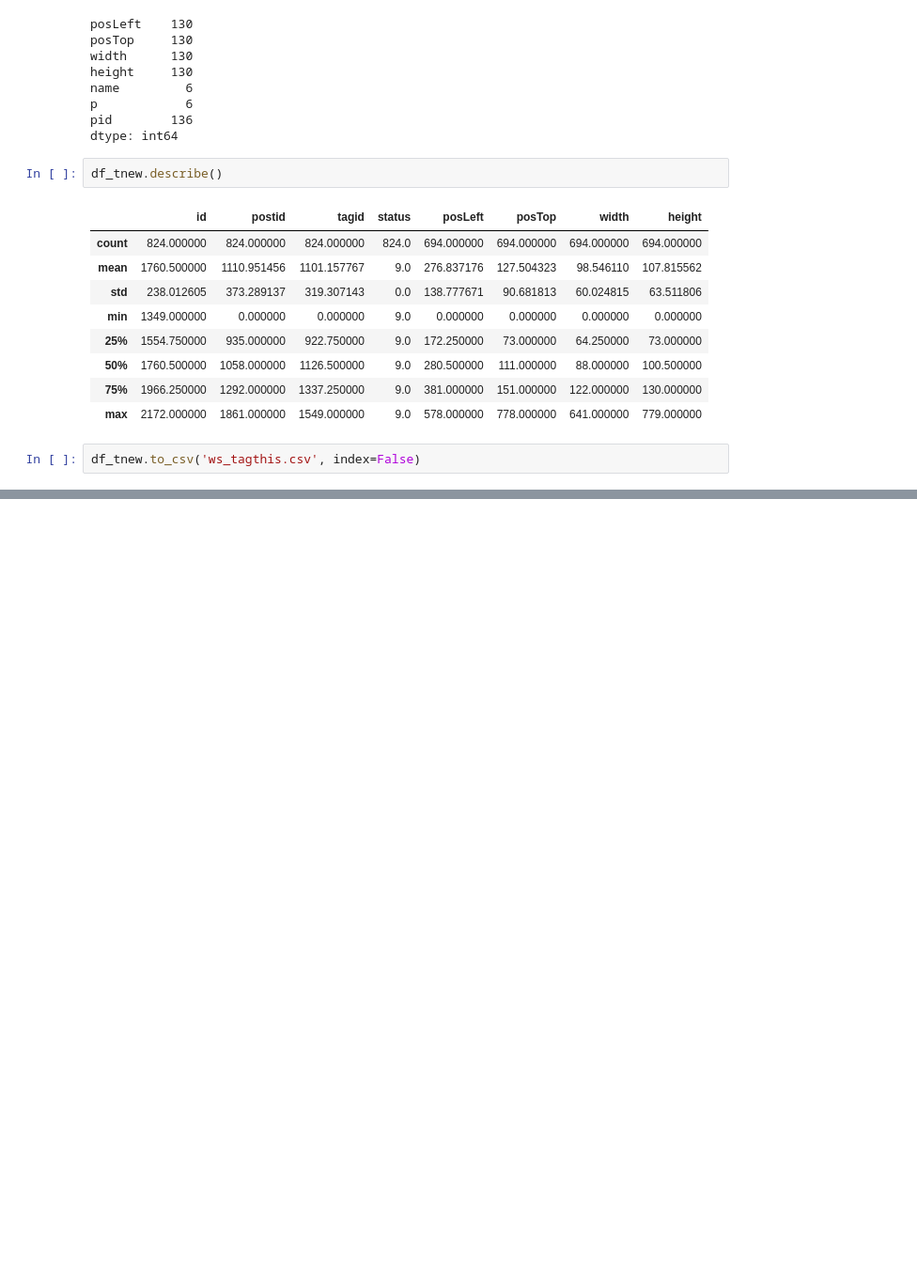
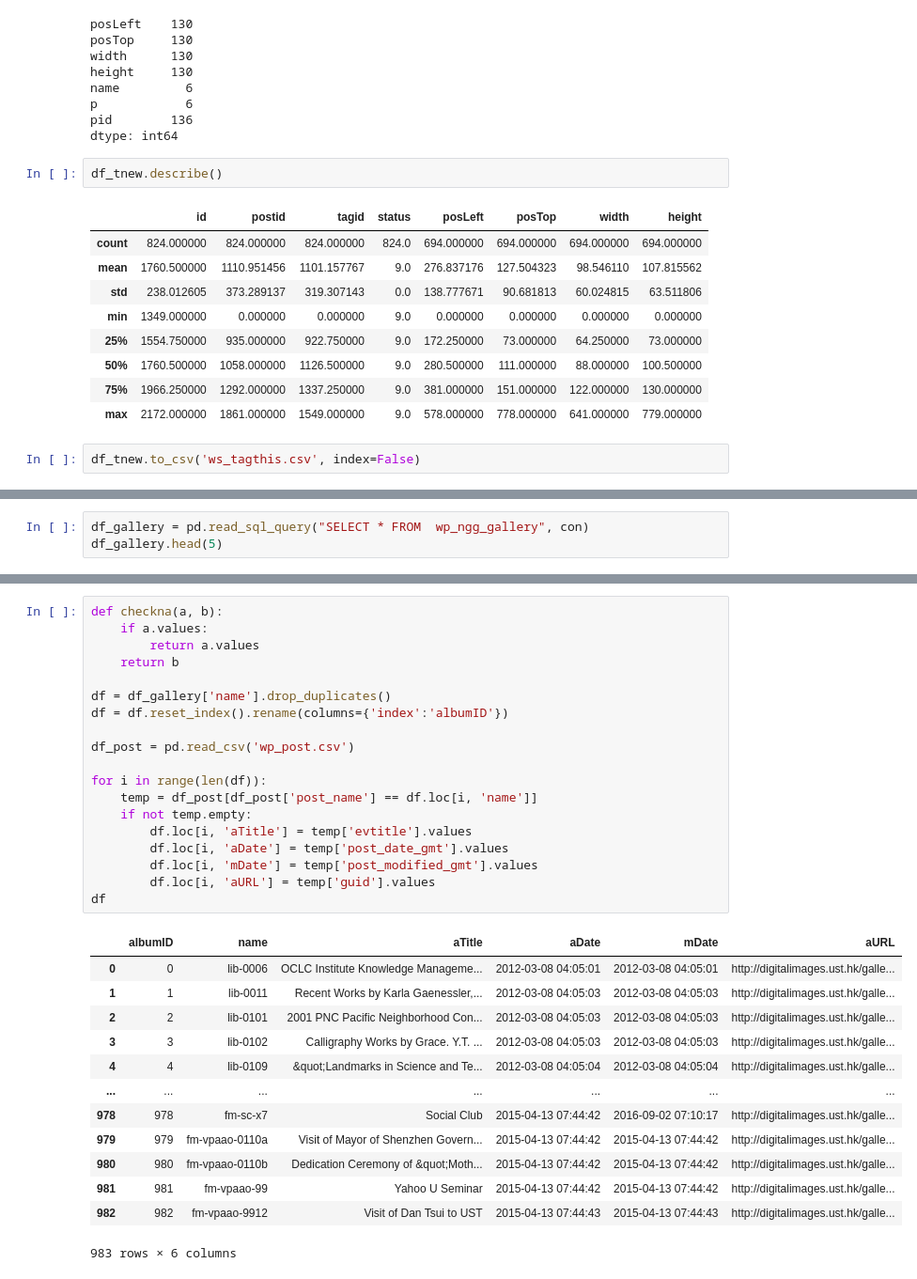
Before and after one commit to Jacklau1216/data-cleaning, a Jupyter notebook: data_cleaning.ipynb, the cells around one changed output, grey strips where cells are left out. Shown: that part at 94% size. Saved outputs shown, nothing was run; the diff lists cells and outputs as text; blank space fills up the shorter version.

```diff
--- a/data_cleaning.ipynb
+++ b/data_cleaning.ipynb
@@ -149,0 +162,3 @@ df_tnew.to_csv('ws_tagthis.csv', index=False)
+# %%
+df_gallery = pd.read_sql_query("SELECT * FROM  wp_ngg_gallery", con)
+df_gallery.head(5)
@@ -149,0 +172,33 @@ df_tnew.to_csv('ws_tagthis.csv', index=False)
+# %%
+def checkna(a, b):
+    if a.values:
+        return a.values
+    return b
+
+df = df_gallery['name'].drop_duplicates()
+df = df.reset_index().rename(columns={'index':'albumID'})
+
+df_post = pd.read_csv('wp_post.csv')
+
+for i in range(len(df)):
+    temp = df_post[df_post['post_name'] == df.loc[i, 'name']]
+    if not temp.empty:
+        df.loc[i, 'aTitle'] = temp['evtitle'].values
+        df.loc[i, 'aDate'] = temp['post_date_gmt'].values
+        df.loc[i, 'mDate'] = temp['post_modified_gmt'].values
+        df.loc[i, 'aURL'] = temp['guid'].values
+df
+# %% [output]
+|  | albumID | name | aTitle | aDate | mDate | aURL |
+| 0 | 0 | lib-0006 | OCLC Institute Knowledge Manageme... | 2012-03-08 04:05:01 | 2012-03-08 04:05:01 | http://digitalimages.ust.hk/galle... |
+| 1 | 1 | lib-0011 | Recent Works by Karla Gaenessler,... | 2012-03-08 04:05:03 | 2012-03-08 04:05:03 | http://digitalimages.ust.hk/galle... |
+| 2 | 2 | lib-0101 | 2001 PNC Pacific Neighborhood Con... | 2012-03-08 04:05:03 | 2012-03-08 04:05:03 | http://digitalimages.ust.hk/galle... |
+| 3 | 3 | lib-0102 | Calligraphy Works by Grace. Y.T. ... | 2012-03-08 04:05:03 | 2012-03-08 04:05:03 | http://digitalimages.ust.hk/galle... |
+| 4 | 4 | lib-0109 | &quot;Landmarks in Science and Te... | 2012-03-08 04:05:04 | 2012-03-08 04:05:04 | http://digitalimages.ust.hk/galle... |
+| ... | ... | ... | ... | ... | ... | ... |
+| 978 | 978 | fm-sc-x7 | Social Club | 2015-04-13 07:44:42 | 2016-09-02 07:10:17 | http://digitalimages.ust.hk/galle... |
+| 979 | 979 | fm-vpaao-0110a | Visit of Mayor of Shenzhen Govern... | 2015-04-13 07:44:42 | 2015-04-13 07:44:42 | http://digitalimages.ust.hk/galle... |
+| 980 | 980 | fm-vpaao-0110b | Dedication Ceremony of &quot;Moth... | 2015-04-13 07:44:42 | 2015-04-13 07:44:42 | http://digitalimages.ust.hk/galle... |
+| 981 | 981 | fm-vpaao-99 | Yahoo U Seminar | 2015-04-13 07:44:42 | 2015-04-13 07:44:42 | http://digitalimages.ust.hk/galle... |
+| 982 | 982 | fm-vpaao-9912 | Visit of Dan Tsui to UST | 2015-04-13 07:44:43 | 2015-04-13 07:44:43 | http://digitalimages.ust.hk/galle... |
+983 rows × 6 columns
```
Also changed, not shown: parts of 11 cells of this notebook, 3 other files.
